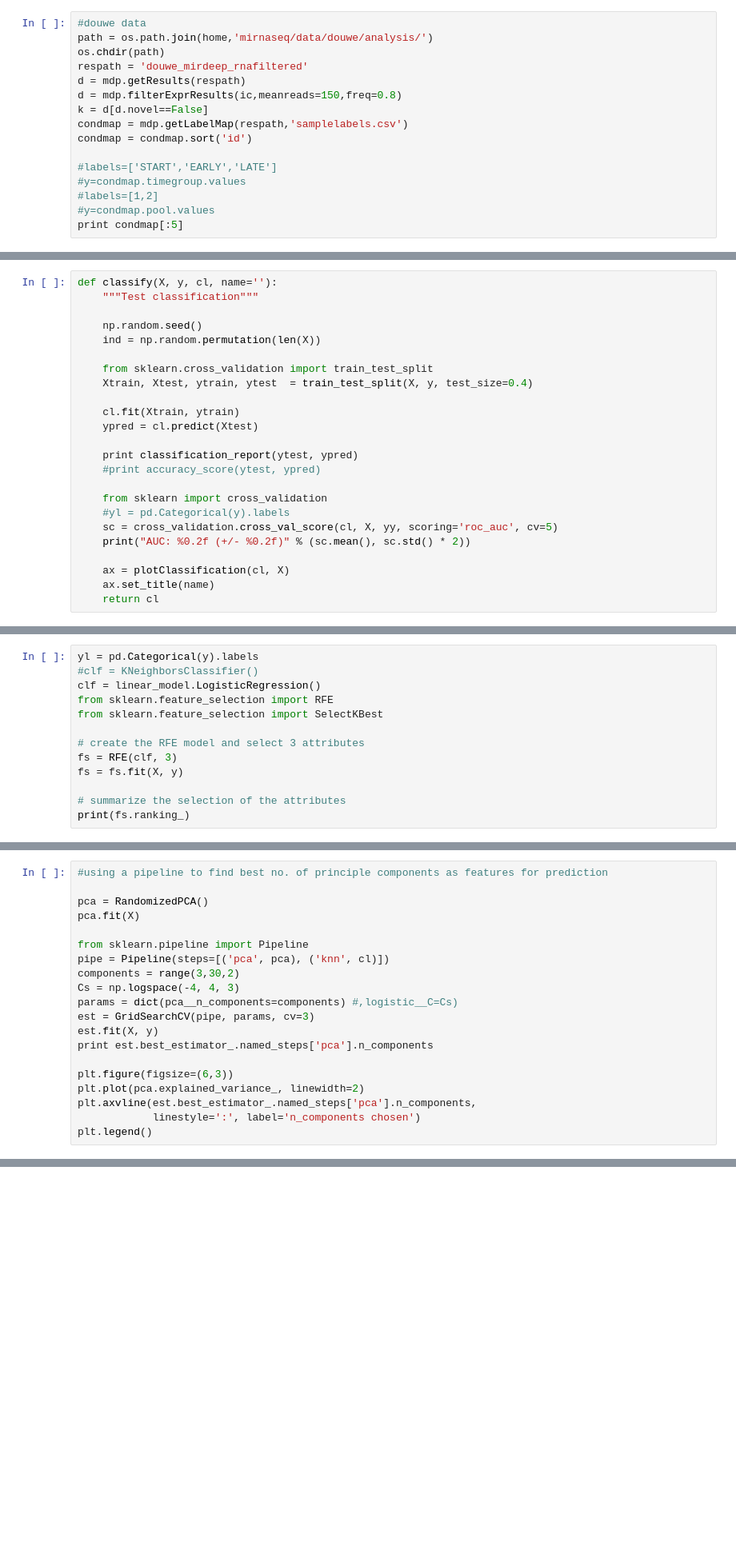
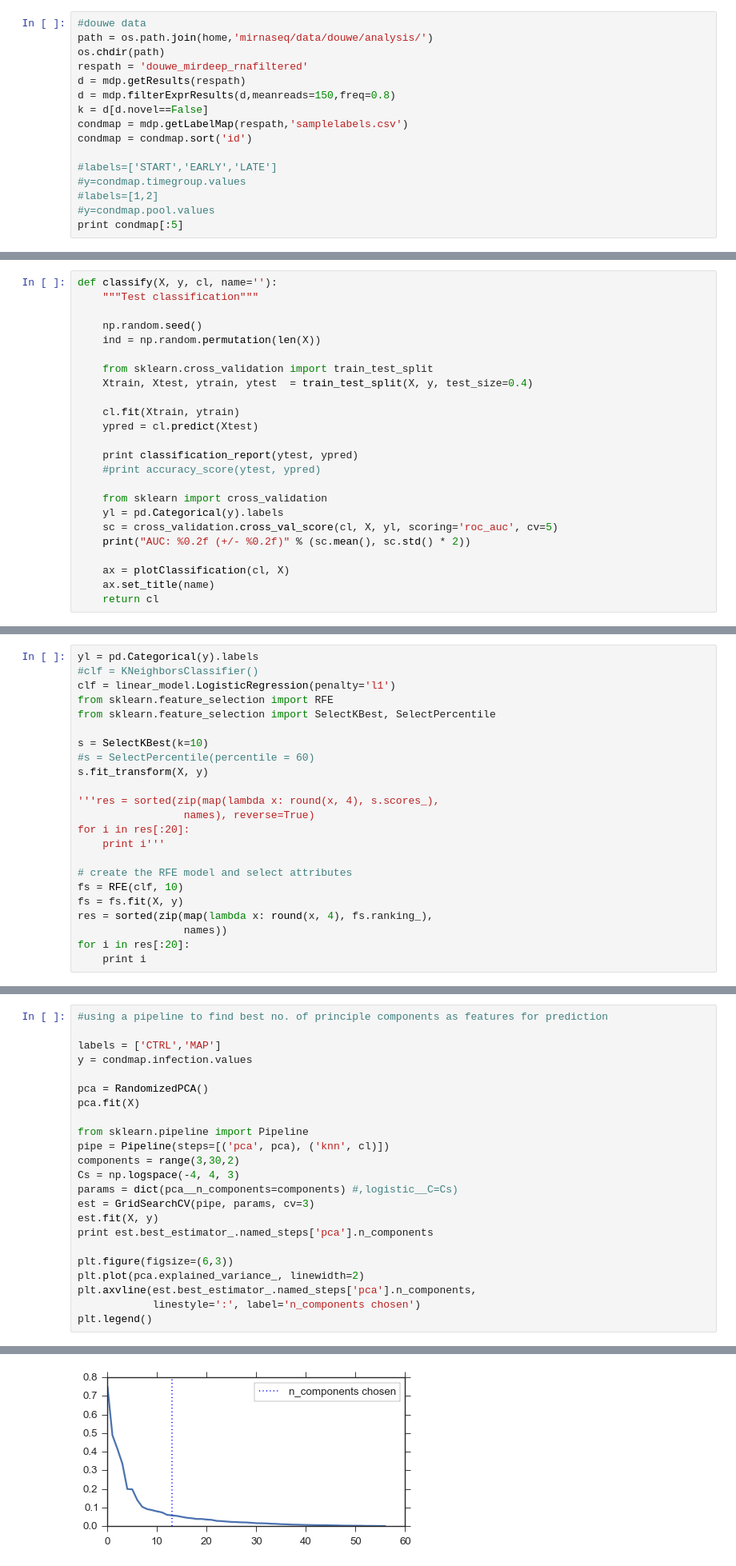
Before and after one commit to dmnfarrell/gordon-group, a Jupyter notebook: mirnaseq/miRNA_features_analysis.ipynb, the cells around one changed output, grey strips where cells are left out. Shown at 80% size. Saved outputs shown, nothing was run; the diff lists cells and outputs as text; blank space fills up the shorter version.

```diff
--- a/mirnaseq/miRNA_features_analysis.ipynb
+++ b/mirnaseq/miRNA_features_analysis.ipynb
@@ -47,7 +49,7 @@ path = os.path.join(home,'mirnaseq/data/douwe/analysis/')
 os.chdir(path)
 respath = 'douwe_mirdeep_rnafiltered'
 d = mdp.getResults(respath)
-d = mdp.filterExprResults(ic,meanreads=150,freq=0.8)
+d = mdp.filterExprResults(d,meanreads=150,freq=0.8)
 k = d[d.novel==False]
 condmap = mdp.getLabelMap(respath,'samplelabels.csv')
 condmap = condmap.sort('id')
@@ -167,8 +166,8 @@ def classify(X, y, cl, name=''):
     #print accuracy_score(ytest, ypred)
 
     from sklearn import cross_validation
-    #yl = pd.Categorical(y).labels
-    sc = cross_validation.cross_val_score(cl, X, yy, scoring='roc_auc', cv=5)
+    yl = pd.Categorical(y).labels
+    sc = cross_validation.cross_val_score(cl, X, yl, scoring='roc_auc', cv=5)
     print("AUC: %0.2f (+/- %0.2f)" % (sc.mean(), sc.std() * 2))
 
     ax = plotClassification(cl, X)
@@ -257,14 +252,24 @@ Find best parameters using feature selection with original column data (no PCA)
 # %%
 yl = pd.Categorical(y).labels
 #clf = KNeighborsClassifier()
-clf = linear_model.LogisticRegression()
+clf = linear_model.LogisticRegression(penalty='l1')
 from sklearn.feature_selection import RFE
-from sklearn.feature_selection import SelectKBest
+from sklearn.feature_selection import SelectKBest, SelectPercentile
 
-# create the RFE model and select 3 attributes
-fs = RFE(clf, 3)
+s = SelectKBest(k=10)
+#s = SelectPercentile(percentile = 60)
+s.fit_transform(X, y)
+
+'''res = sorted(zip(map(lambda x: round(x, 4), s.scores_),
+                 names), reverse=True)
+for i in res[:20]:
+    print i'''
+
+# create the RFE model and select attributes
+fs = RFE(clf, 10)
 fs = fs.fit(X, y)
-
-# summarize the selection of the attributes
-print(fs.ranking_)
+res = sorted(zip(map(lambda x: round(x, 4), fs.ranking_),
+                 names))
+for i in res[:20]:
+    print i
 # %% [output]
@@ -275,5 +296,8 @@ print(fs.ranking_)
 # %%
 #using a pipeline to find best no. of principle components as features for prediction
+
+labels = ['CTRL','MAP']
+y = condmap.infection.values
 
 pca = RandomizedPCA()
 pca.fit(X)
@@ -292,3 +316,4 @@ plt.plot(pca.explained_variance_, linewidth=2)
 plt.axvline(est.best_estimator_.named_steps['pca'].n_components,
             linestyle=':', label='n_components chosen')
 plt.legend()
+# %% [output]
@@ -295 +322,2 @@ plt.legend()
+[figure, added]
 # %%
```
Also changed, not shown: parts of 11 cells of this notebook, 3 other files.
